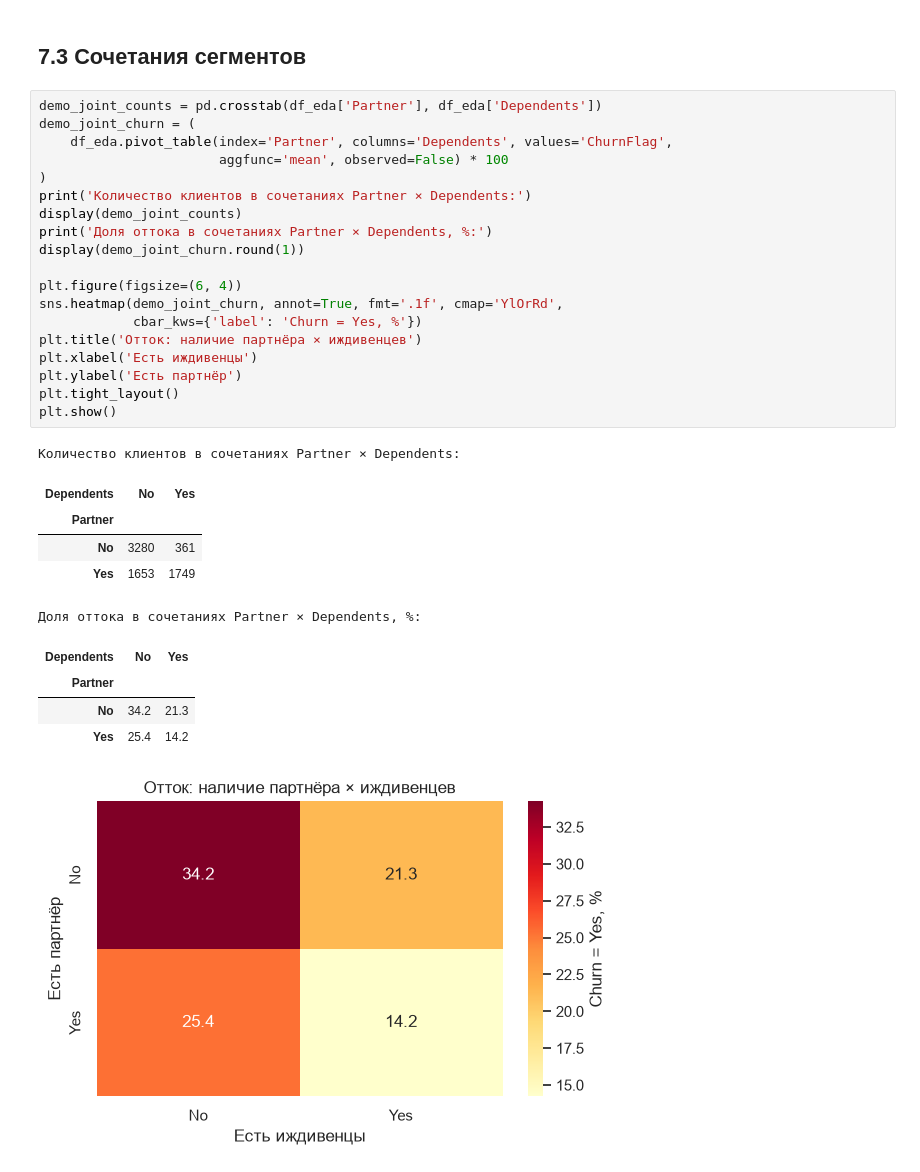
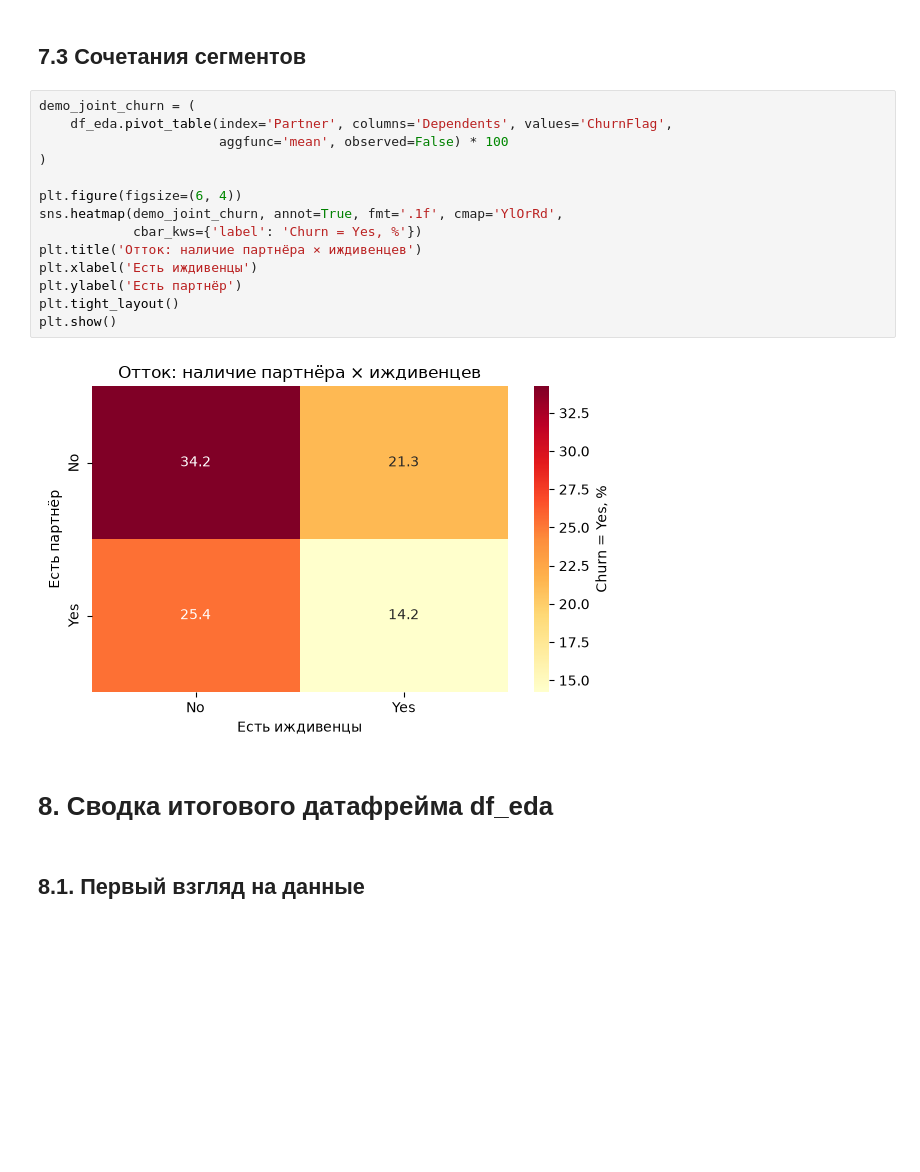
Before and after one commit to EntroKita/case_customer_churn, a Jupyter notebook: pipeline_customer_churn.ipynb, the cells around one changed output. Saved outputs shown, nothing was run; the diff lists cells and outputs as text; blank space fills up the shorter version.

```diff
--- a/pipeline_customer_churn.ipynb
+++ b/pipeline_customer_churn.ipynb
@@ -742,33 +603,22 @@ plt.show()
 # %% [markdown]
 ## 7.3 Сочетания сегментов
 # %%
-demo_joint_counts = pd.crosstab(df_eda['Partner'], df_eda['Dependents'])
 demo_joint_churn = (
     df_eda.pivot_table(index='Partner', columns='Dependents', values='ChurnFlag',
                        aggfunc='mean', observed=False) * 100
 )
-print('Количество клиентов в сочетаниях Partner × Dependents:')
-display(demo_joint_counts)
-print('Доля оттока в сочетаниях Partner × Dependents, %:')
-display(demo_joint_churn.round(1))
 
 plt.figure(figsize=(6, 4))
 sns.heatmap(demo_joint_churn, annot=True, fmt='.1f', cmap='YlOrRd',
             cbar_kws={'label': 'Churn = Yes, %'})
 plt.title('Отток: наличие партнёра × иждивенцев')
 plt.xlabel('Есть иждивенцы')
 plt.ylabel('Есть партнёр')
 plt.tight_layout()
 plt.show()
 # %% [output]
-Количество клиентов в сочетаниях Partner × Dependents:
-| Dependents | No | Yes |
-| Partner |  |  |
-| No | 3280 | 361 |
-| Yes | 1653 | 1749 |
-Доля оттока в сочетаниях Partner × Dependents, %:
-| Dependents | No | Yes |
-| Partner |  |  |
-| No | 34.2 | 21.3 |
-| Yes | 25.4 | 14.2 |
-[figure, old version]
+[figure, new version]
+# %% [markdown]
+# 8. Сводка итогового датафрейма df_eda
+# %% [markdown]
+## 8.1. Первый взгляд на данные
```
Also changed, not shown: parts of 17 cells of this notebook.
